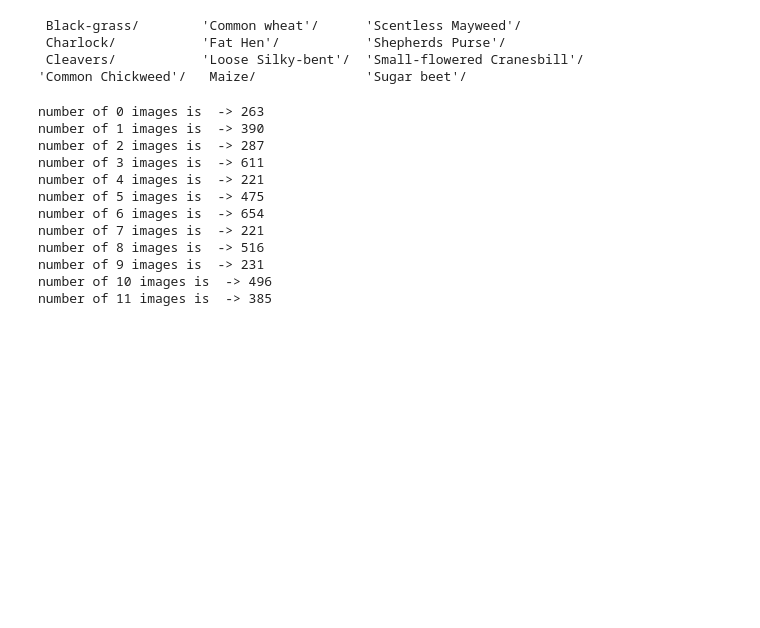
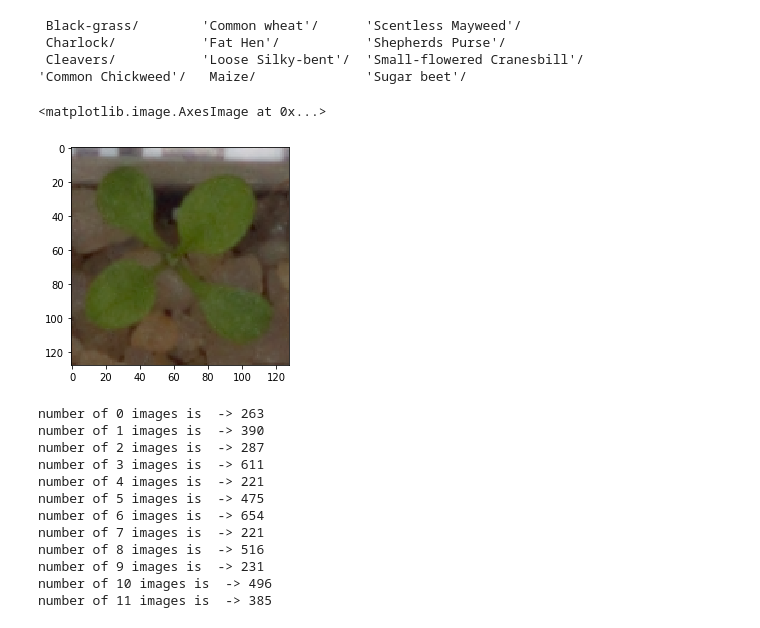
Before and after one commit to Trapti04/Machine_Learning_Colab_Workbooks, a Jupyter notebook: CNN_Project_1.ipynb, the cells around one changed output. Saved outputs shown, nothing was run; the diff lists cells and outputs as text; code cells hidden in the pictures; blank space fills up the shorter version.

```diff
--- a/CNN_Project_1.ipynb
+++ b/CNN_Project_1.ipynb
@@ -177,15 +177,21 @@ def readTrainData(trainDir):
             imageFullPath = os.path.join(trainDir, dir, imageFileName)
             #print(imageFullPath)
             img = load_img(imageFullPath)
-            arr = img_to_array(img)  # Numpy array with shape (233,233,3)
-            arr = cv2.resize(arr, (HEIGHT,WIDTH)) #Numpy array with shape (HEIGHT, WIDTH,3)
-            #print(arr.shape)
+            img = np.array(img).astype(np.uint8)
+            #arr = img_to_array(img)  # Numpy array with shape (233,233,3)
+            arr = cv2.resize(img, (HEIGHT,WIDTH)) #Numpy array with shape (HEIGHT, WIDTH,3)
+
             data.append(arr)
             label = classes_to_int(dir)
             labels.append(label)
     return data, labels
 # %%
 X, Y = readTrainData("/content/drive/My Drive/Computer vision/Project1-CNN/train")
+# %%
+plt.imshow(X[50])
+# %% [output]
+<matplotlib.image.AxesImage at 0x...>
+[figure, added]
 # %%
 #see number of images in each label
 images = np.array(X)
```
Also changed, not shown: parts of 23 cells of this notebook.
